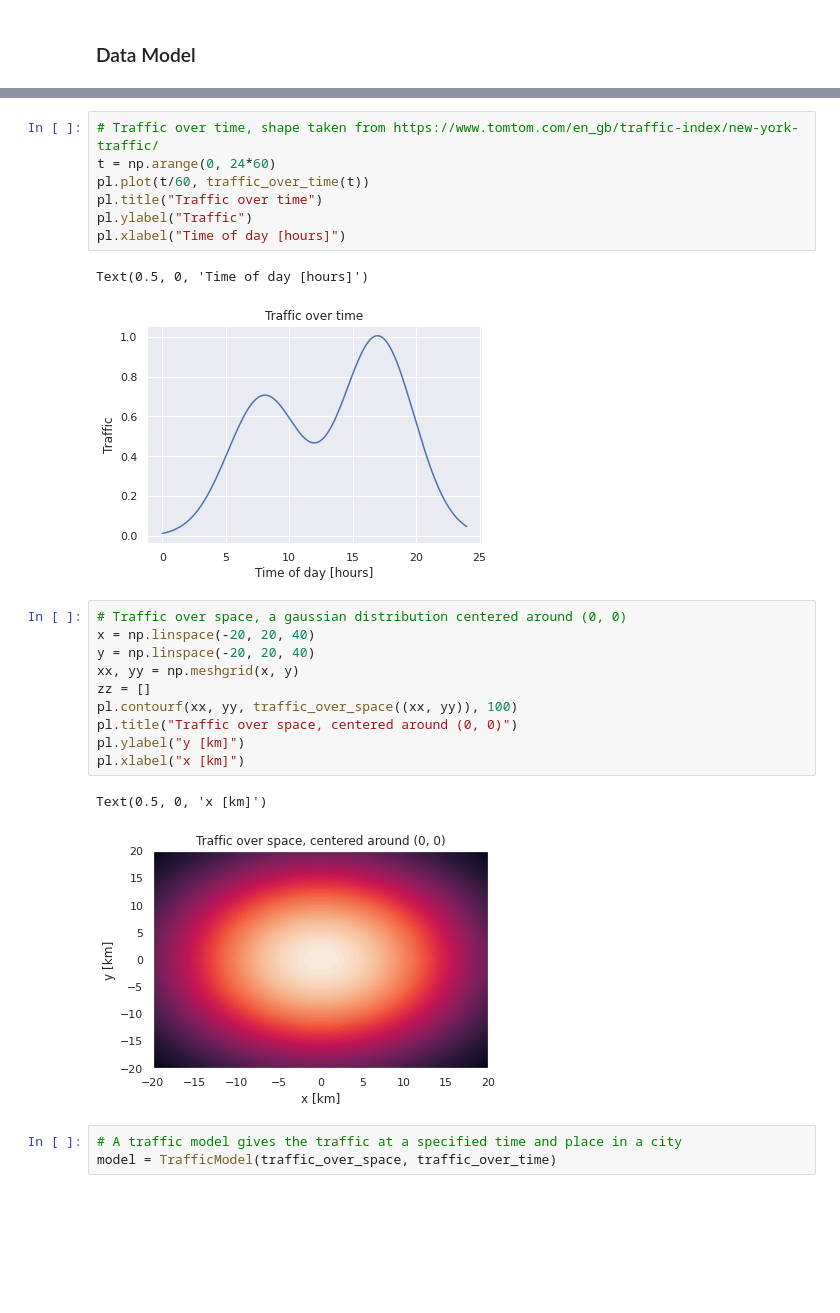
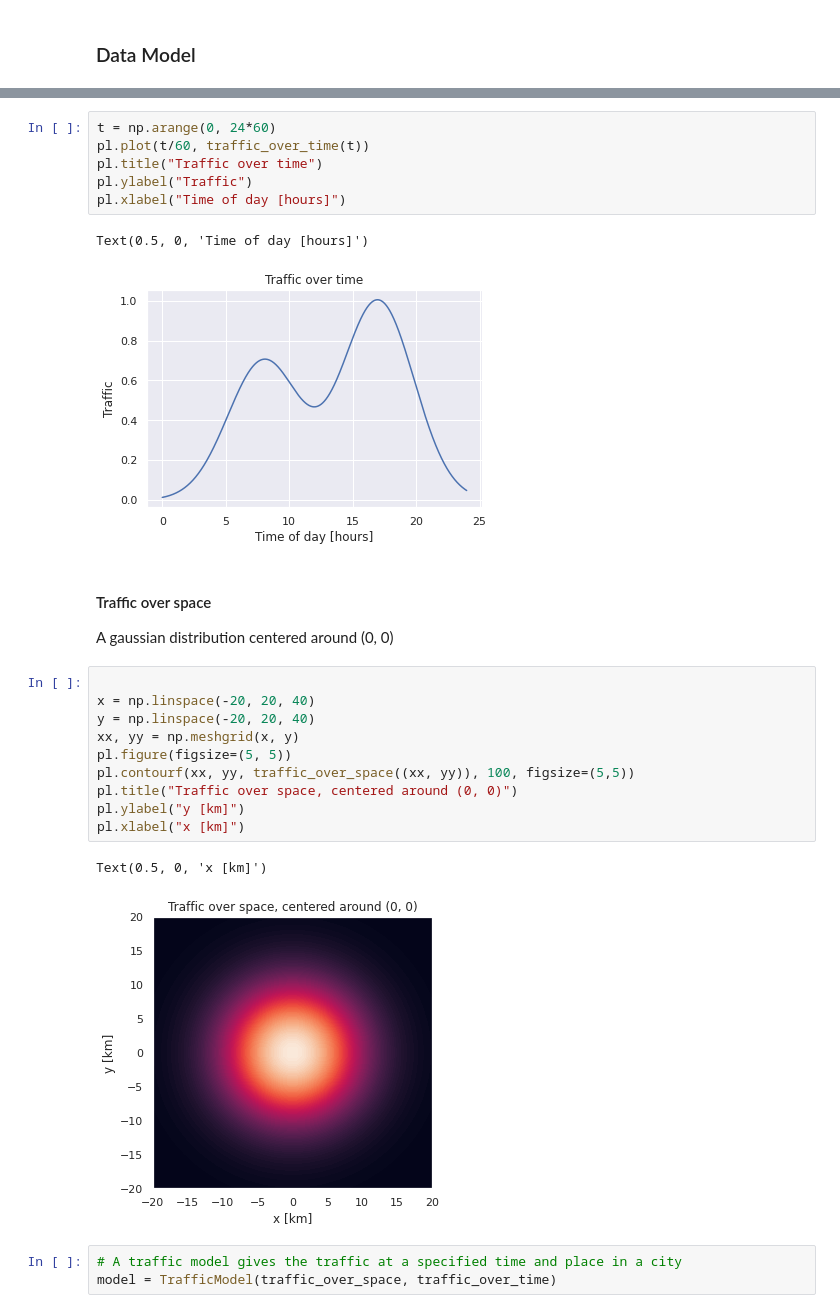
Before and after one commit to LetteraUnica/mathematical-optimization, a Jupyter notebook: final-project/TDASP.ipynb, the cells around one changed output, grey strips where cells are left out. Saved outputs shown, nothing was run; the diff lists cells and outputs as text; blank space fills up the shorter version.

```diff
--- a/final-project/TDASP.ipynb
+++ b/final-project/TDASP.ipynb
@@ -71,5 +67,4 @@ The least amount of congestion is 1 while the maximum amount is capped at 5, not
 # %%
-# Traffic over time, shape taken from https://www.tomtom.com/en_gb/traffic-index/new-york-traffic/
 t = np.arange(0, 24*60)
 pl.plot(t/60, traffic_over_time(t))
 pl.title("Traffic over time")
@@ -78,19 +73,22 @@ pl.xlabel("Time of day [hours]")
 # %% [output]
 Text(0.5, 0, 'Time of day [hours]')
 [figure]
+# %% [markdown]
+#### Traffic over space
+A gaussian distribution centered around (0, 0)
 # %%
-# Traffic over space, a gaussian distribution centered around (0, 0)
+
 x = np.linspace(-20, 20, 40)
 y = np.linspace(-20, 20, 40)
 xx, yy = np.meshgrid(x, y)
-zz = []
-pl.contourf(xx, yy, traffic_over_space((xx, yy)), 100)
+pl.figure(figsize=(5, 5))
+pl.contourf(xx, yy, traffic_over_space((xx, yy)), 100, figsize=(5,5))
 pl.title("Traffic over space, centered around (0, 0)")
 pl.ylabel("y [km]")
 pl.xlabel("x [km]")
 # %% [output]
 Text(0.5, 0, 'x [km]')
-[figure, old version]
+[figure, new version]
 # %%
 # A traffic model gives the traffic at a specified time and place in a city
 model = TrafficModel(traffic_over_space, traffic_over_time)
```
Also changed, not shown: parts of 18 cells of this notebook, 3 other files.
